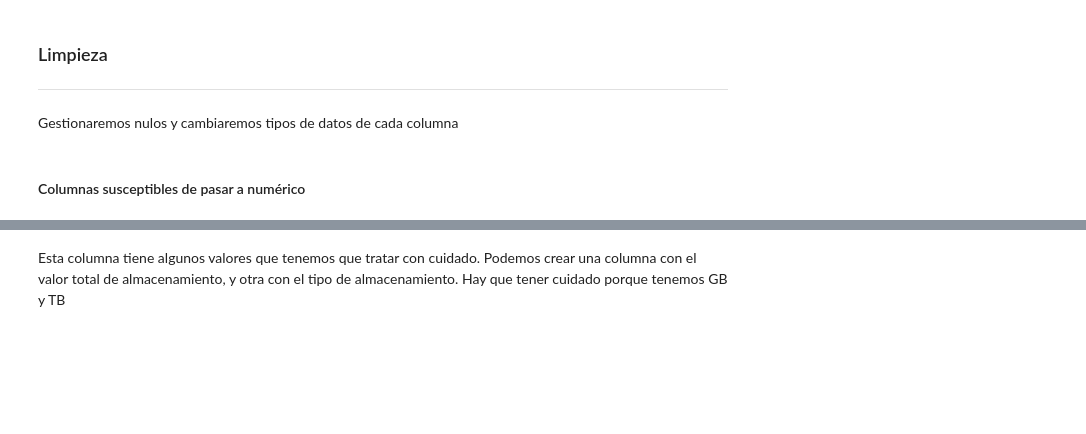
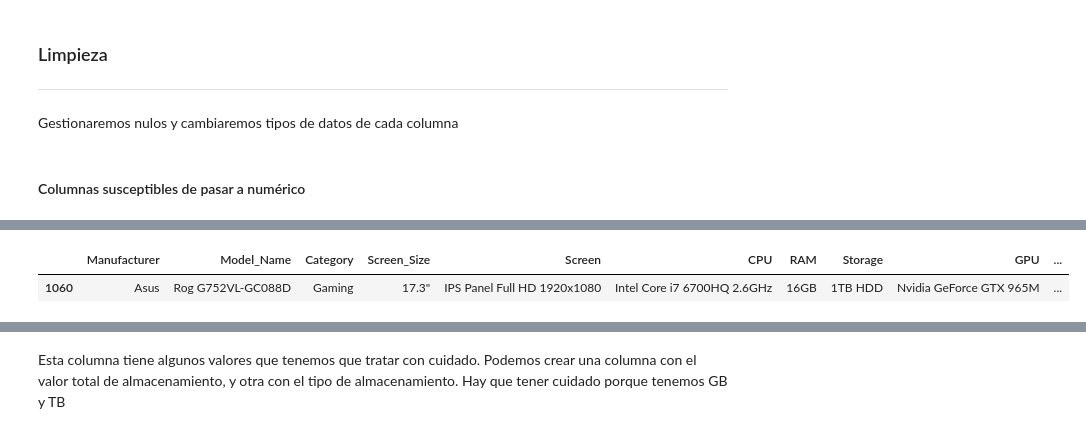
Before and after one commit to gusavato/IRONHACK_Kaggle_competition, a Jupyter notebook: jupyter/EDA.ipynb, the cells around one changed output, grey strips where cells are left out. Saved outputs shown, nothing was run; the diff lists cells and outputs as text; code cells hidden in the pictures; blank space fills up the shorter version.

```diff
--- a/jupyter/EDA.ipynb
+++ b/jupyter/EDA.ipynb
@@ -33,5 +31,6 @@ from sklearn.cluster import KMeans
 # %% [markdown]
 Vamos a revisar la estructura de los datos, y sus tipos y obtener unas primeras conclusiones para iniciar la limpieza
 # %%
-data = pd.read_csv('../data/train.csv')
+data_train = pd.read_csv('../data/raw/train.csv')
+data_test = pd.read_csv('../data/raw/test.csv')
 # %%
@@ -151,0 +190,5 @@ data.Weight.apply(lambda x: x[-2:] != 'kg').sum()
+# %%
+data[data.Weight.apply(lambda x: x[-2:] != 'kg')]
+# %% [output]
+|  | Manufacturer | Model_Name | Category | Screen_Size | Screen | CPU | RAM | Storage | GPU | ... |
+| 1060 | Asus | Rog G752VL-GC088D | Gaming | 17.3" | IPS Panel Full HD 1920x1080 | Intel Core i7 6700HQ 2.6GHz | 16GB | 1TB HDD | Nvidia GeForce GTX 965M | ... |
```
Also changed, not shown: parts of 51 cells of this notebook, 9 other files.
